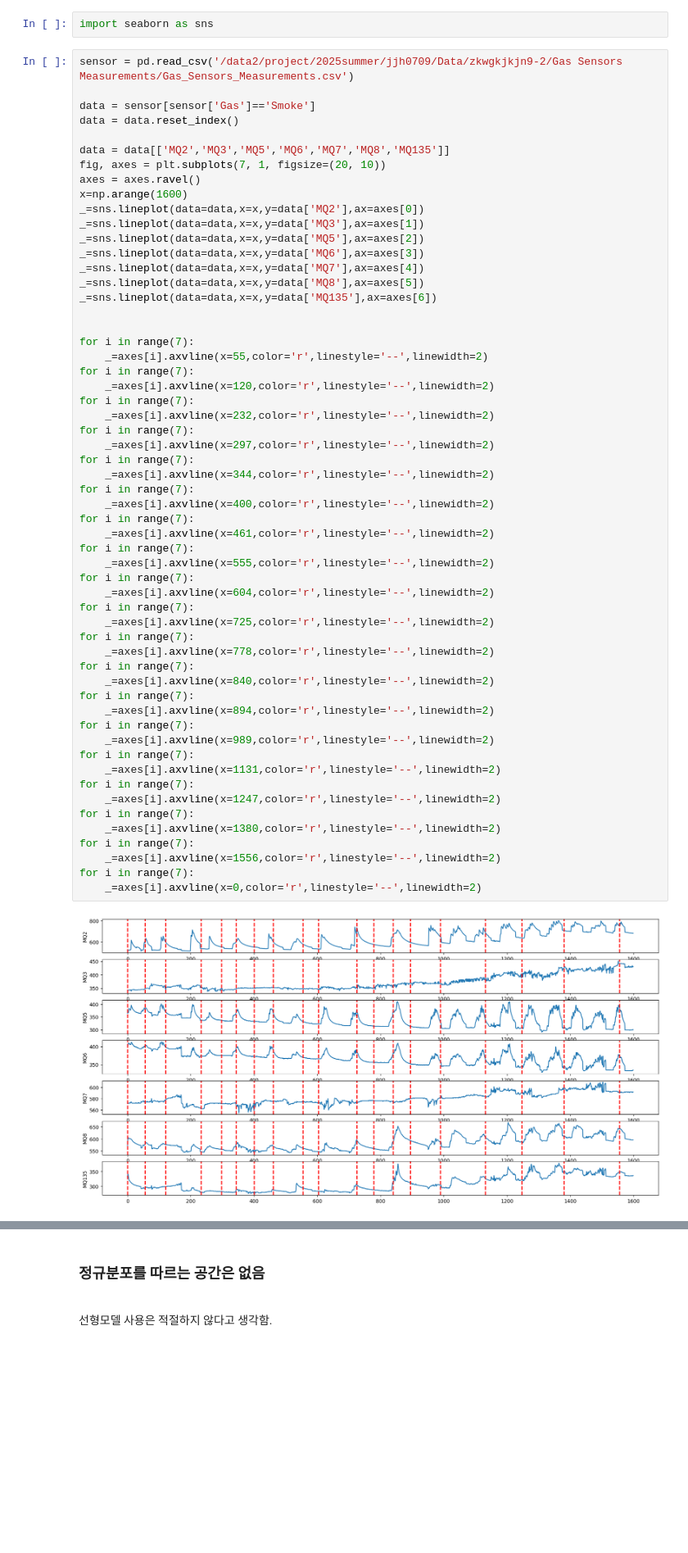
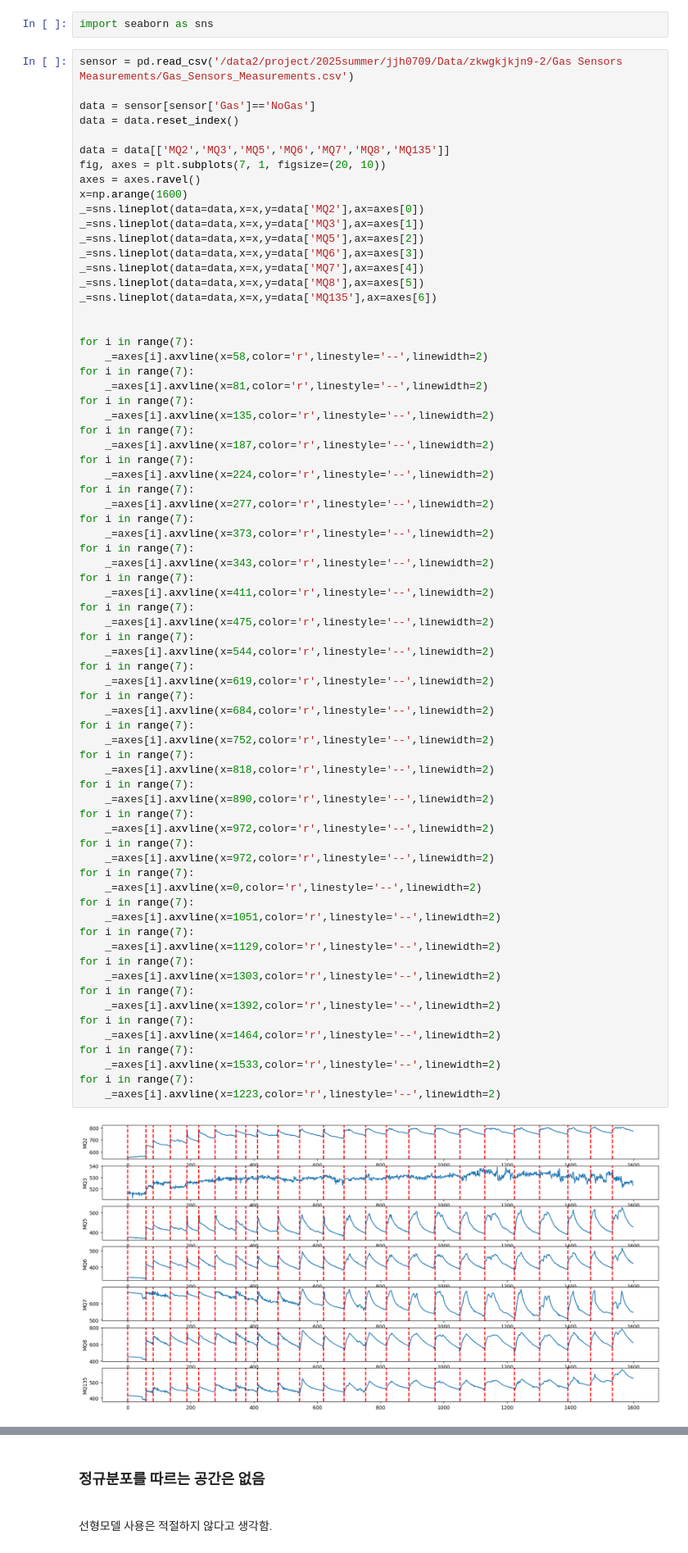
Before and after one commit to Wlsghdh/GasLeakage-MultiModal-MTF, a Jupyter notebook: Untitled1.ipynb, the cells around one changed output, grey strips where cells are left out. Shown at 82% size. Drawn from its saved outputs; the diff is of its cells as text; blank space fills up the shorter version.

```diff
--- a/Untitled1.ipynb
+++ b/Untitled1.ipynb
@@ -37,7 +37,7 @@ import seaborn as sns
 # %%
 sensor = pd.read_csv('/data2/project/2025summer/jjh0709/Data/zkwgkjkjn9-2/Gas Sensors Measurements/Gas_Sensors_Measurements.csv')
 
-data = sensor[sensor['Gas']=='Smoke']
+data = sensor[sensor['Gas']=='NoGas']
 data = data.reset_index()
 
 data = data[['MQ2','MQ3','MQ5','MQ6','MQ7','MQ8','MQ135']]
@@ -47,49 +47,63 @@ x=np.arange(1600)
 _=sns.lineplot(data=data,x=x,y=data['MQ2'],ax=axes[0])
 _=sns.lineplot(data=data,x=x,y=data['MQ3'],ax=axes[1])
 _=sns.lineplot(data=data,x=x,y=data['MQ5'],ax=axes[2])
 _=sns.lineplot(data=data,x=x,y=data['MQ6'],ax=axes[3])
 _=sns.lineplot(data=data,x=x,y=data['MQ7'],ax=axes[4])
 _=sns.lineplot(data=data,x=x,y=data['MQ8'],ax=axes[5])
 _=sns.lineplot(data=data,x=x,y=data['MQ135'],ax=axes[6])
 
 
 for i in range(7):
-    _=axes[i].axvline(x=55,color='r',linestyle='--',linewidth=2)
+    _=axes[i].axvline(x=58,color='r',linestyle='--',linewidth=2)
 for i in range(7):
-    _=axes[i].axvline(x=120,color='r',linestyle='--',linewidth=2)
+    _=axes[i].axvline(x=81,color='r',linestyle='--',linewidth=2)
 for i in range(7):
-    _=axes[i].axvline(x=232,color='r',linestyle='--',linewidth=2)
+    _=axes[i].axvline(x=135,color='r',linestyle='--',linewidth=2)
 for i in range(7):
-    _=axes[i].axvline(x=297,color='r',linestyle='--',linewidth=2)
+    _=axes[i].axvline(x=187,color='r',linestyle='--',linewidth=2)
 for i in range(7):
-    _=axes[i].axvline(x=344,color='r',linestyle='--',linewidth=2)
+    _=axes[i].axvline(x=224,color='r',linestyle='--',linewidth=2)
 for i in range(7):
-    _=axes[i].axvline(x=400,color='r',linestyle='--',linewidth=2)
+    _=axes[i].axvline(x=277,color='r',linestyle='--',linewidth=2)
 for i in range(7):
-    _=axes[i].axvline(x=461,color='r',linestyle='--',linewidth=2)
+    _=axes[i].axvline(x=373,color='r',linestyle='--',linewidth=2)
 for i in range(7):
-    _=axes[i].axvline(x=555,color='r',linestyle='--',linewidth=2)
+    _=axes[i].axvline(x=343,color='r',linestyle='--',linewidth=2)
 for i in range(7):
-    _=axes[i].axvline(x=604,color='r',linestyle='--',linewidth=2)
+    _=axes[i].axvline(x=411,color='r',linestyle='--',linewidth=2)
 for i in range(7):
-    _=axes[i].axvline(x=725,color='r',linestyle='--',linewidth=2)
+    _=axes[i].axvline(x=475,color='r',linestyle='--',linewidth=2)
 for i in range(7):
-    _=axes[i].axvline(x=778,color='r',linestyle='--',linewidth=2)
+    _=axes[i].axvline(x=544,color='r',linestyle='--',linewidth=2)
 for i in range(7):
-    _=axes[i].axvline(x=840,color='r',linestyle='--',linewidth=2)
+    _=axes[i].axvline(x=619,color='r',linestyle='--',linewidth=2)
 for i in range(7):
-    _=axes[i].axvline(x=894,color='r',linestyle='--',linewidth=2)
+    _=axes[i].axvline(x=684,color='r',linestyle='--',linewidth=2)
 for i in range(7):
-    _=axes[i].axvline(x=989,color='r',linestyle='--',linewidth=2)
+    _=axes[i].axvline(x=752,color='r',linestyle='--',linewidth=2)
 for i in range(7):
-    _=axes[i].axvline(x=1131,color='r',linestyle='--',linewidth=2)
+    _=axes[i].axvline(x=818,color='r',linestyle='--',linewidth=2)
 for i in range(7):
-    _=axes[i].axvline(x=1247,color='r',linestyle='--',linewidth=2)
+    _=axes[i].axvline(x=890,color='r',linestyle='--',linewidth=2)
 for i in range(7):
-    _=axes[i].axvline(x=1380,color='r',linestyle='--',linewidth=2)
+    _=axes[i].axvline(x=972,color='r',linestyle='--',linewidth=2)
 for i in range(7):
-    _=axes[i].axvline(x=1556,color='r',linestyle='--',linewidth=2)
+    _=axes[i].axvline(x=972,color='r',linestyle='--',linewidth=2)
 for i in range(7):
     _=axes[i].axvline(x=0,color='r',linestyle='--',linewidth=2)
+for i in range(7):
+    _=axes[i].axvline(x=1051,color='r',linestyle='--',linewidth=2)
+for i in range(7):
+    _=axes[i].axvline(x=1129,color='r',linestyle='--',linewidth=2)
+for i in range(7):
+    _=axes[i].axvline(x=1303,color='r',linestyle='--',linewidth=2)
+for i in range(7):
+    _=axes[i].axvline(x=1392,color='r',linestyle='--',linewidth=2)
+for i in range(7):
+    _=axes[i].axvline(x=1464,color='r',linestyle='--',linewidth=2)
+for i in range(7):
+    _=axes[i].axvline(x=1533,color='r',linestyle='--',linewidth=2)
+for i in range(7):
+    _=axes[i].axvline(x=1223,color='r',linestyle='--',linewidth=2)
 # %% [output]
-[figure, old version]
+[figure, new version]
```
Also changed, not shown: parts of 5 cells of this notebook.
